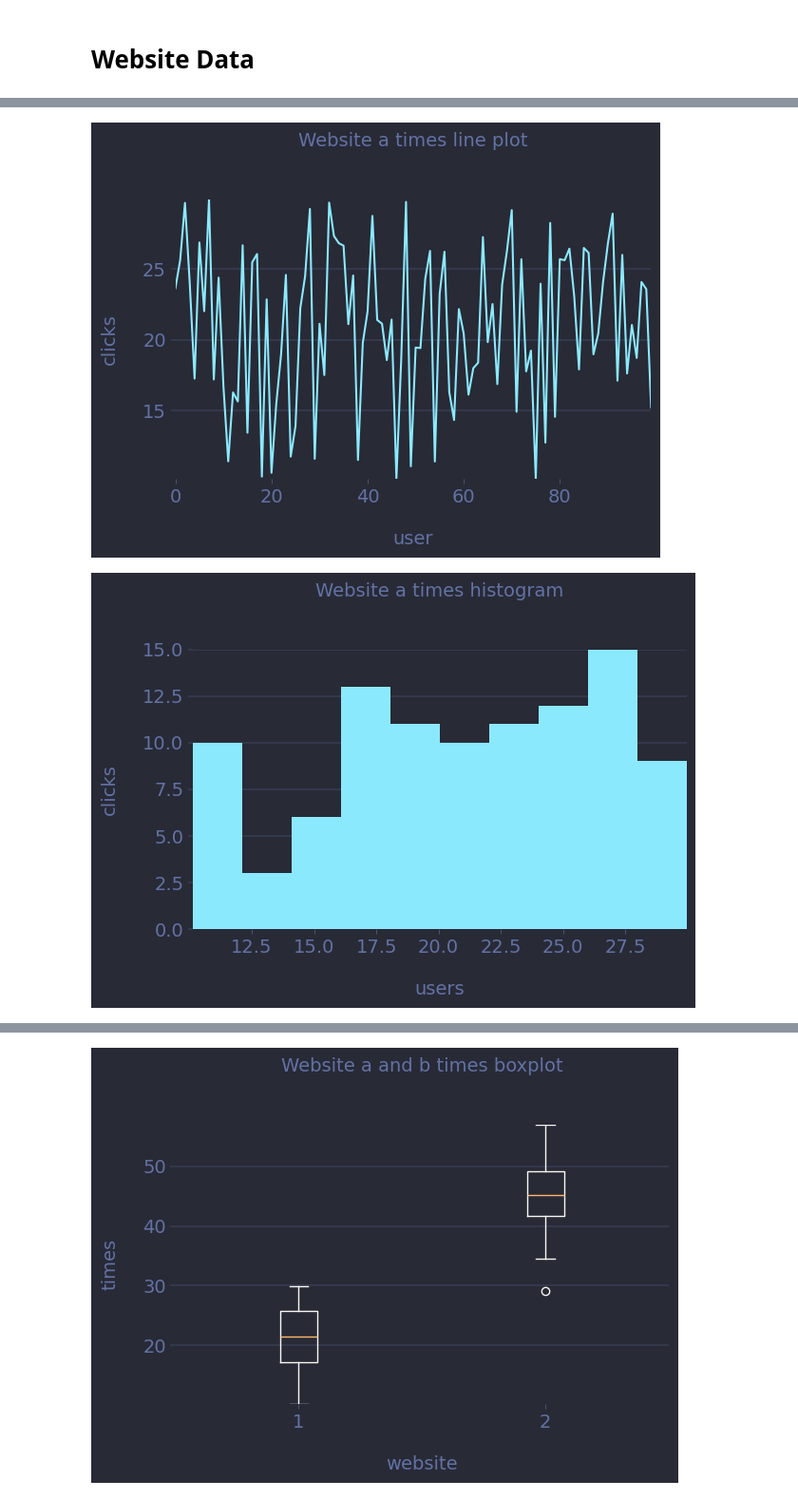
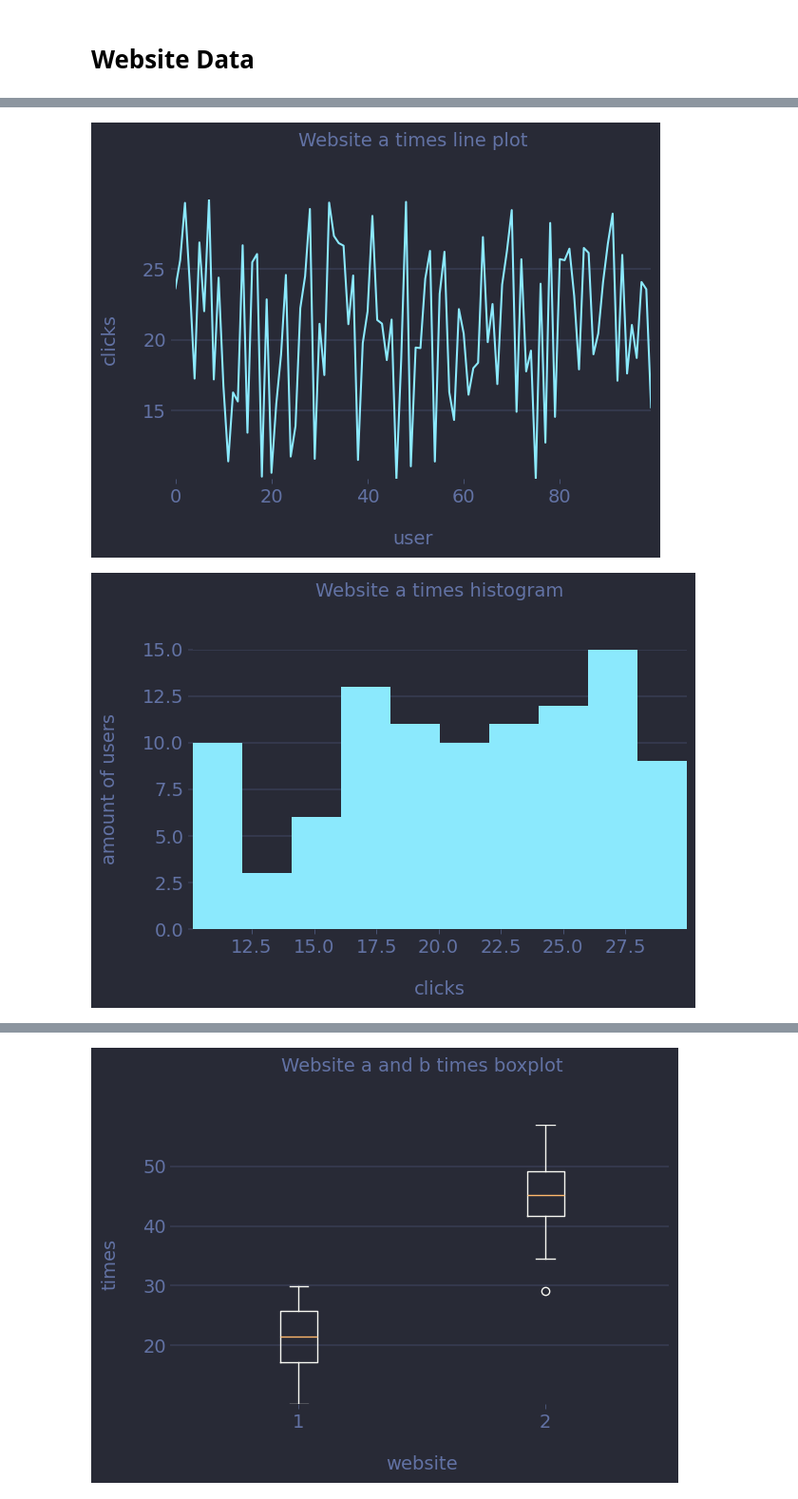
Before and after one commit to Charles-Roush/Data-Analysis-Project-One---Website-Analysis, a Jupyter notebook: website_data.ipynb, the cells around one changed output, grey strips where cells are left out. Shown: that part at 95% size. Cells and saved outputs as stored; diff of their text form; code cells hidden in the pictures.

Commit message:
Updating website data

```diff
--- a/website_data.ipynb
+++ b/website_data.ipynb
@@ -38,16 +41,23 @@ df_stats = {
         'clicks_per_min': sl.get_basic_stats(get_clicks_per_min(df['b']['times'], df['b']['clicks']))
     }
 }
+# %%
+# quartiles for clicks
+
+clicks_quartiles = {}
+for web_key, web in df.items():
+    quartiles = sl.get_quartiles(web['clicks'])
+    clicks_quartiles[web_key] = quartiles
 # %%
 # all line/hist plots
 
 for web_key, web in df.items():
     for data_key, data in web.items():
         title_prefix = f'Website {web_key} {data_key}'
-        plots = [pl.LinePlot(data, title = title_prefix + ' line plot', x_title='user', y_title='clicks'), pl.HistPlot(data, title = title_prefix + ' histogram', x_title='users', y_title='clicks')]
+        plots = [pl.LinePlot(data, title = title_prefix + ' line plot', x_title='user', y_title='clicks'), pl.HistPlot(data, title = title_prefix + ' histogram', x_title='clicks', y_title='amount of users')]
         for plot in plots:
             pl.SubPlot([plot]).plot()
 # %% [output]
 [figure]
-[figure, old version]
+[figure, new version]
 [figure]
```
Also changed, not shown: parts of 6 cells of this notebook, 1 other file.
